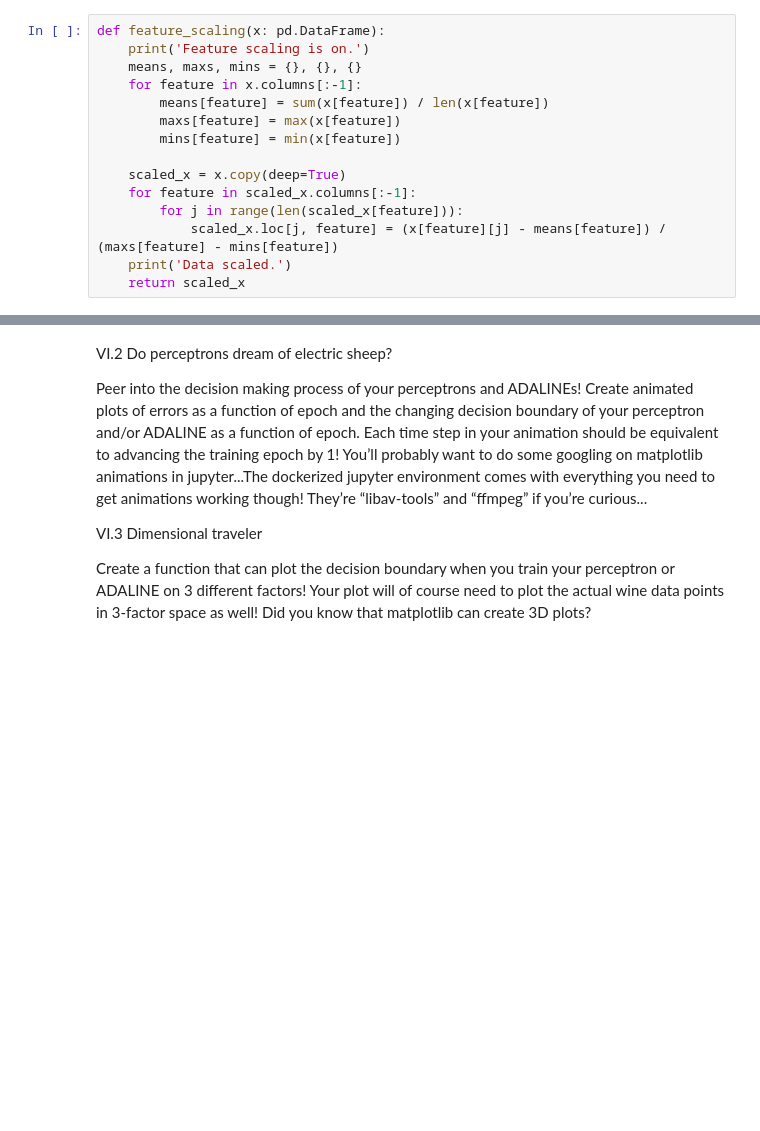
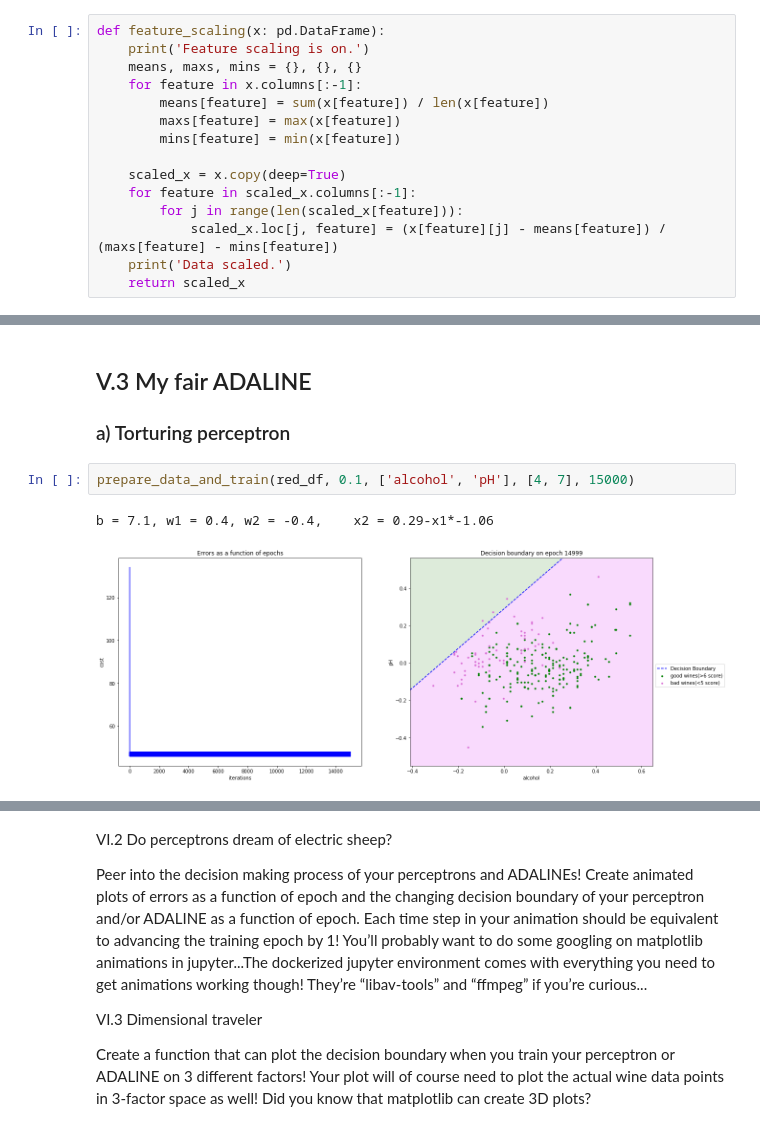
Before and after one commit to tsergien/sommelier, a Jupyter notebook: perceptron.ipynb, the cells around one changed output, grey strips where cells are left out. Saved outputs shown, nothing was run; the diff lists cells and outputs as text; blank space fills up the shorter version.

```diff
--- a/perceptron.ipynb
+++ b/perceptron.ipynb
@@ -62,0 +221,8 @@ def feature_scaling(x: pd.DataFrame):
+# %% [markdown]
+## V.3 My fair ADALINE
+### a) Torturing perceptron
+# %%
+prepare_data_and_train(red_df, 0.1, ['alcohol', 'pH'], [4, 7], 15000)
+# %% [output]
+b = 7.1, w1 = 0.4, w2 = -0.4,    x2 = 0.29-x1*-1.06
+[figure, added]
```
Also changed, not shown: parts of 26 cells of this notebook.
